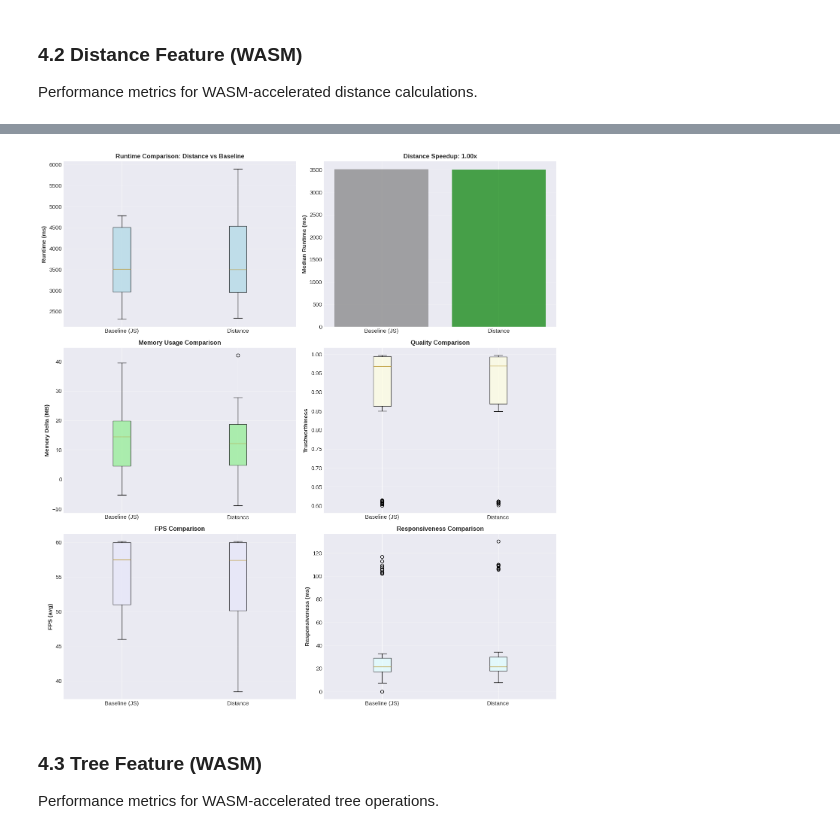
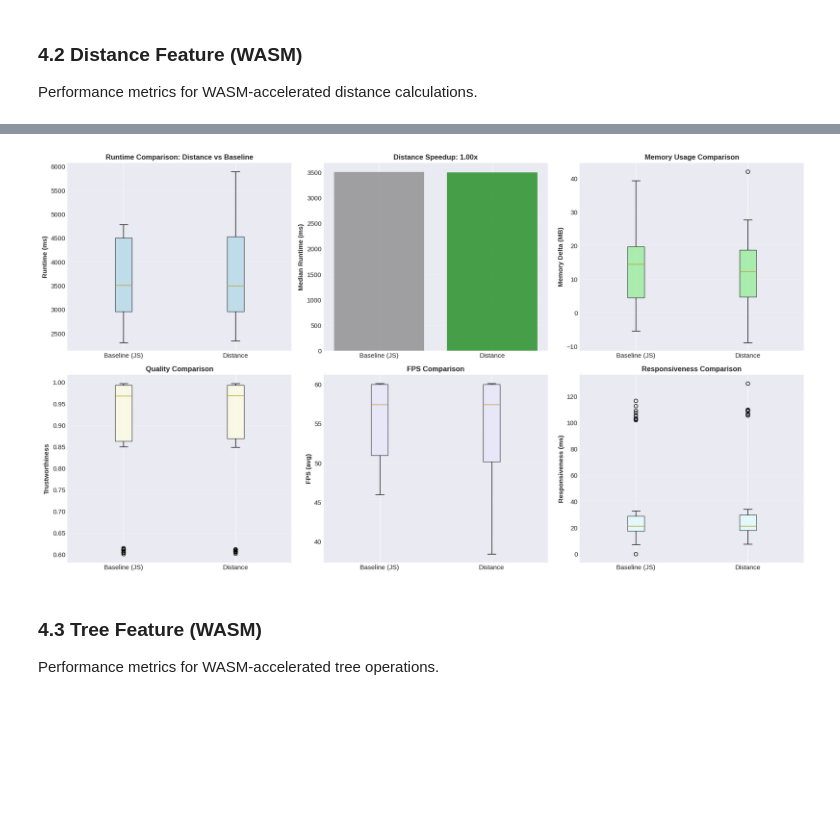
Before and after one commit to elarsaks/umap-bench, a Jupyter notebook: bench/analysis/analysis.ipynb, the cells around one changed output, grey strips where cells are left out. Drawn from its saved outputs; the diff is of its cells as text; code cells hidden in the pictures; blank space fills up the shorter version.

```diff
--- a/bench/analysis/analysis.ipynb
+++ b/bench/analysis/analysis.ipynb
@@ -485,7 +485,7 @@ Dataset names: 3D Dense Clusters (1K points), Iris Dataset (150 points, 4D), MNI
 # %%
 # Visualizations for Distance Feature
 if len(dist_df) > 0:
-    fig, axes = plt.subplots(3, 2, figsize=(14, 15))
+    fig, axes = plt.subplots(2, 3, figsize=(18, 10))
 
     # Runtime comparison
     comparison_data = pd.DataFrame({
@@ -513,50 +513,50 @@ if len(dist_df) > 0:
         axes[0, 1].set_ylabel('Median Runtime (ms)', fontsize=11, fontweight='bold')
         axes[0, 1].set_title(f'Distance Speedup: {speedup:.2f}x', fontsize=12, fontweight='bold')
         axes[0, 1].grid(axis='y', alpha=0.3)
 
     # Memory comparison
-    axes[1, 0].boxplot([baseline_df['memory_delta_mb'], dist_df['memory_delta_mb']],
+    axes[0, 2].boxplot([baseline_df['memory_delta_mb'], dist_df['memory_delta_mb']],
                        labels=['Baseline (JS)', 'Distance'],
                        patch_artist=True,
                        boxprops=dict(facecolor='lightgreen', alpha=0.7))
-    axes[1, 0].set_ylabel('Memory Delta (MB)', fontsize=11, fontweight='bold')
-    axes[1, 0].set_title('Memory Usage Comparison', fontsize=12, fontweight='bold')
-    axes[1, 0].grid(axis='y', alpha=0.3)
+    axes[0, 2].set_ylabel('Memory Delta (MB)', fontsize=11, fontweight='bold')
+    axes[0, 2].set_title('Memory Usage Comparison', fontsize=12, fontweight='bold')
+    axes[0, 2].grid(axis='y', alpha=0.3)
 
     # Quality comparison
-    axes[1, 1].boxplot([baseline_df['trustworthiness'], dist_df['trustworthiness']],
+    axes[1, 0].boxplot([baseline_df['trustworthiness'], dist_df['trustworthiness']],
                        labels=['Baseline (JS)', 'Distance'],
                        patch_artist=True,
                        boxprops=dict(facecolor='lightyellow', alpha=0.7))
-    axes[1, 1].set_ylabel('Trustworthiness', fontsize=11, fontweight='bold')
-    axes[1, 1].set_title('Quality Comparison', fontsize=12, fontweight='bold')
-    axes[1, 1].grid(axis='y', alpha=0.3)
+    axes[1, 0].set_ylabel('Trustworthiness', fontsize=11, fontweight='bold')
+    axes[1, 0].set_title('Quality Comparison', fontsize=12, fontweight='bold')
+    axes[1, 0].grid(axis='y', alpha=0.3)
 
     # FPS comparison
-    axes[2, 0].boxplot([baseline_df['fps_avg'], dist_df['fps_avg']],
+    axes[1, 1].boxplot([baseline_df['fps_avg'], dist_df['fps_avg']],
                        labels=['Baseline (JS)', 'Distance'],
                        patch_artist=True,
                        boxprops=dict(facecolor='lavender', alpha=0.7))
-    axes[2, 0].set_ylabel('FPS (avg)', fontsize=11, fontweight='bold')
-    axes[2, 0].set_title('FPS Comparison', fontsize=12, fontweight='bold')
-    axes[2, 0].grid(axis='y', alpha=0.3)
+    axes[1, 1].set_ylabel('FPS (avg)', fontsize=11, fontweight='bold')
+    axes[1, 1].set_title('FPS Comparison', fontsize=12, fontweight='bold')
+    axes[1, 1].grid(axis='y', alpha=0.3)
 
     # Responsiveness comparison
-    axes[2, 1].boxplot([baseline_df['responsiveness_ms'], dist_df['responsiveness_ms']],
+    axes[1, 2].boxplot([baseline_df['responsiveness_ms'], dist_df['responsiveness_ms']],
                        labels=['Baseline (JS)', 'Distance'],
                        patch_artist=True,
                        boxprops=dict(facecolor='lightcyan', alpha=0.7))
-    axes[2, 1].set_ylabel('Responsiveness (ms)', fontsize=11, fontweight='bold')
-    axes[2, 1].set_title('Responsiveness Comparison', fontsize=12, fontweight='bold')
-    axes[2, 1].grid(axis='y', alpha=0.3)
+    axes[1, 2].set_ylabel('Responsiveness (ms)', fontsize=11, fontweight='bold')
+    axes[1, 2].set_title('Responsiveness Comparison', fontsize=12, fontweight='bold')
+    axes[1, 2].grid(axis='y', alpha=0.3)
 
     plt.tight_layout()
     plt.savefig('../outputs/figures/distance_comparison.png', bbox_inches='tight')
     plt.show()
 else:
     print("No visualizations available (insufficient data)")
 # %% [output]
-[figure, old version]
+[figure, new version]
 # %% [markdown]
 ### 4.3 Tree Feature (WASM)
 
```
Also changed, not shown: parts of 33 cells of this notebook, 26 other files.
